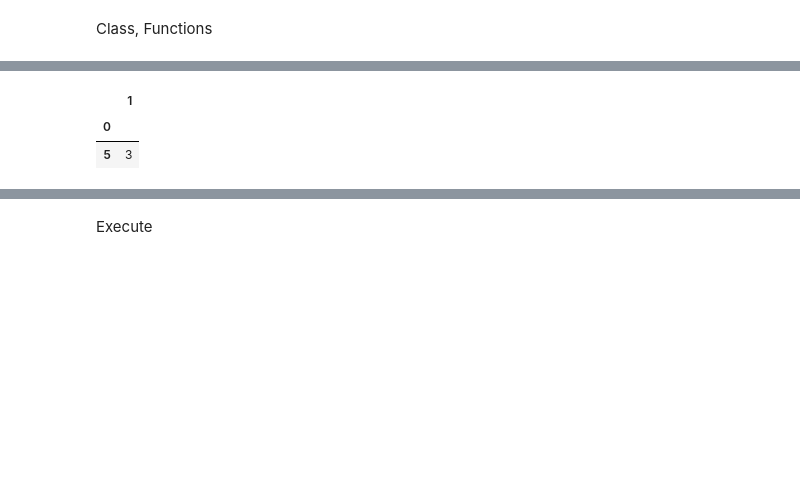
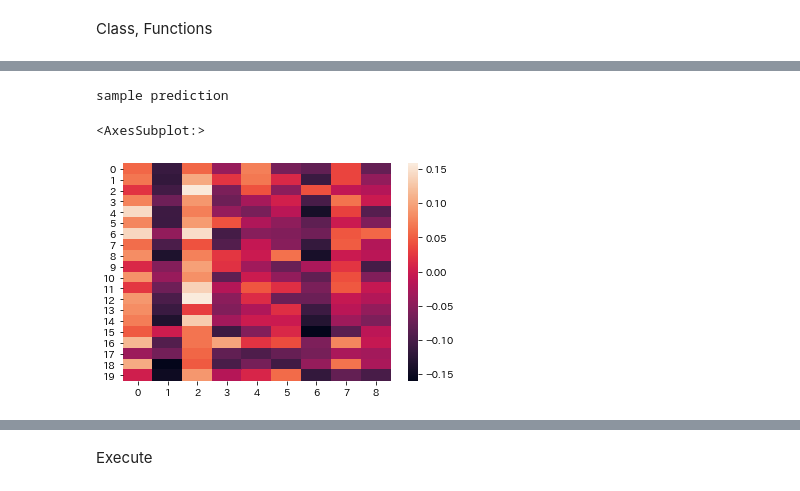
Before and after one commit to miorgash/livedoor, a Jupyter notebook: notebook/model/lstm-w2v.ipynb, the cells around one changed output, grey strips where cells are left out. Saved outputs shown, nothing was run; the diff lists cells and outputs as text; code cells hidden in the pictures; blank space fills up the shorter version.

```diff
--- a/notebook/model/lstm-w2v.ipynb
+++ b/notebook/model/lstm-w2v.ipynb
@@ -166,16 +117,0 @@ nn.Embedding()
-# %%
-class RandomEmbedding(nn.Module):
-
-    def __init__(self, vocab_size, embed_dim):
-        super(RandomEmbedding, self).__init__()
-        torch.manual_seed(SEED)
-        self.embedding = nn.Embedding(vocab_size, embed_dim, padding_idx=PAD)
-        self.embedding.weight.requires_grad = False
-
-    def forward(self, texts):
-        return self.embedding(texts)
-
-random_emb = RandomEmbedding(len(vocab), 10)
-emb = random_emb(torch.tensor([[2, 3, 4, 5, 6],
-                               [2, 3, 4, 1, 1]])).detach().numpy()[1]
-sns.heatmap(emb)
@@ -211,7 +118,32 @@ sns.heatmap(output)
-# %%
-freq = Counter(output.argmax(axis=1)).most_common()
-pd.DataFrame(freq).set_index(0).style.background_gradient('Blues')
-# %% [output]
-|  | 1 |
-| 0 |  |
-| 5 | 3 |
+# %%
+class LSTMClassifier(nn.Module):
+
+    def __init__(self, vocab_size, embed_dim, h_dim, class_dim):
+        super(LSTMClassifier, self).__init__()
+        torch.manual_seed(SEED)
+        self.embedding = nn.Embedding.from_pretrained(torch.Tensor(vectors.vectors))
+        self.lstm = nn.LSTM(embed_dim, h_dim, batch_first=True)
+        self.linear = nn.Linear(h_dim, class_dim)
+
+    def forward(self, texts):
+        '''Calculate an output sequence for input text
+
+        Args:
+          texts: 2 rank array of
+        Returns:
+
+        '''
+        emb = self.embedding(texts)
+        o, (h_n, c_n) = self.lstm(emb)
+        out = self.linear(h_n)
+        return out
+
+lstm = LSTMClassifier(len(vocab), embed_dim=300, h_dim=100, class_dim=9)
+input_ = torch.tensor(np.random.randint(0, len(vectors.vectors), [20, 300]))
+output = lstm(input_).detach().squeeze().numpy()
+print('sample prediction')
+sns.heatmap(output, annot=False)
+# %% [output]
+sample prediction
+<AxesSubplot:>
+[figure, added]
```
Also changed, not shown: parts of 31 cells of this notebook.
